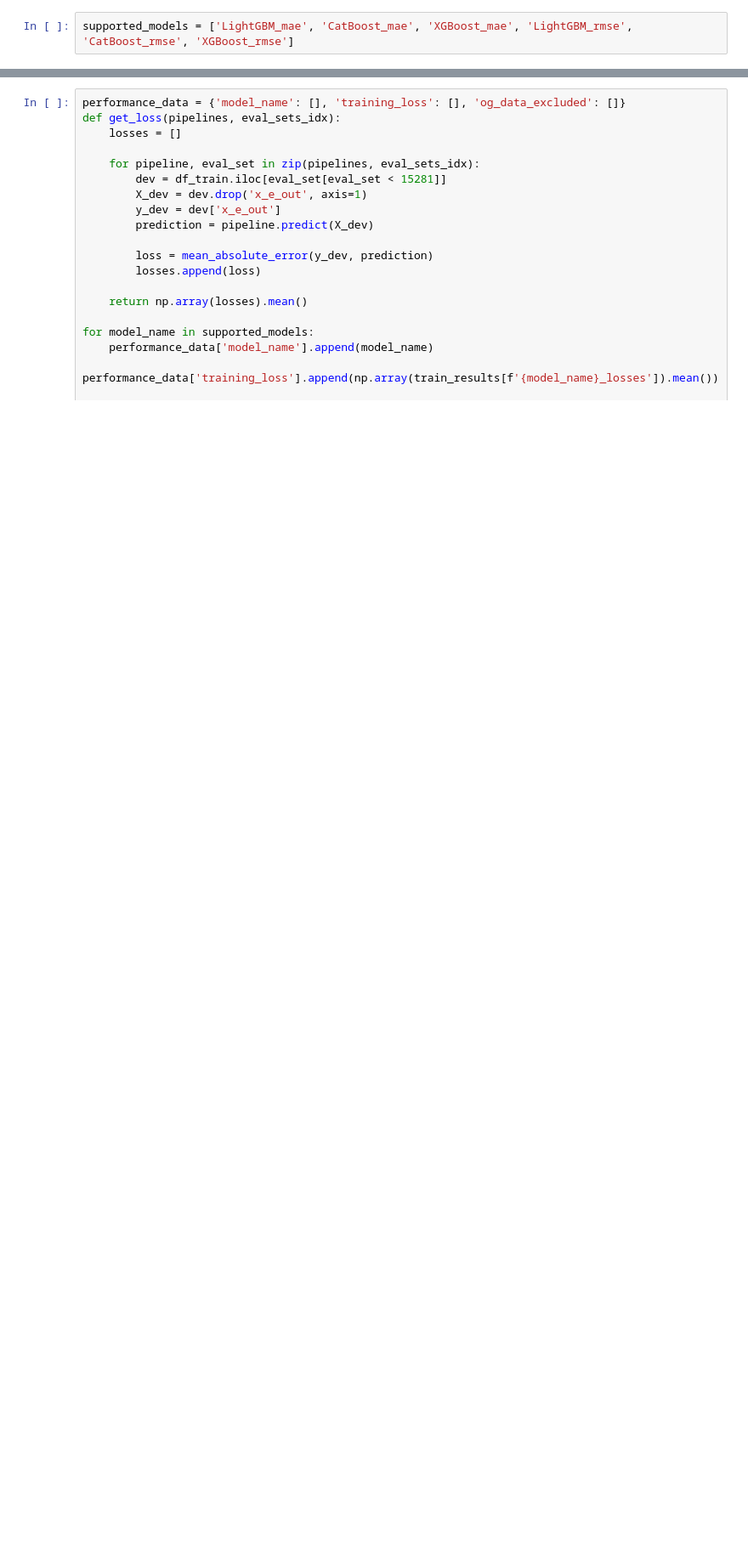
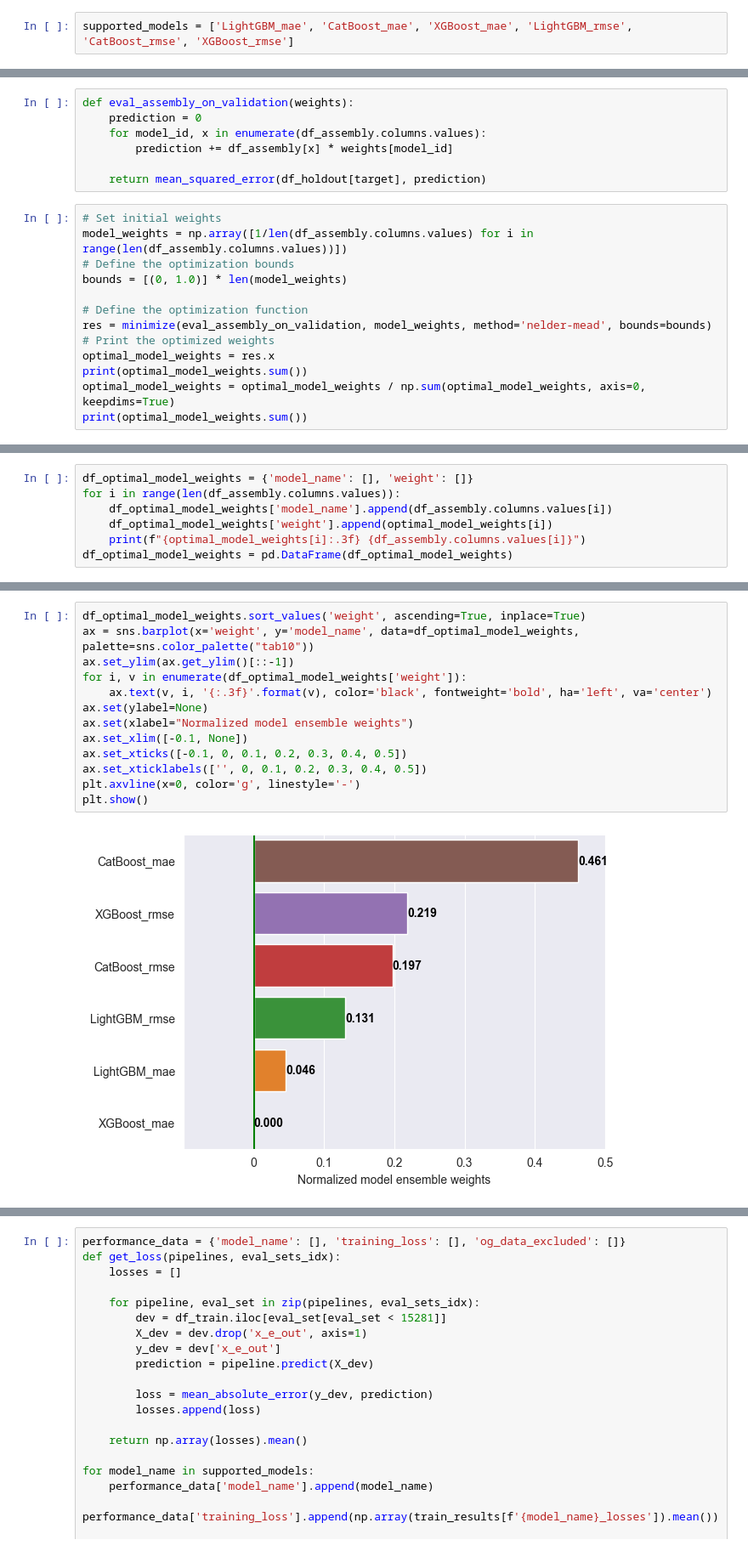
Before and after one commit to mnokno/FeatureImputationHeatFluxDataset, a Jupyter notebook: FeatureImputationHeatFluxDataset/src/FeatureImputationHeatFluxDataset.ipynb, the cells around one changed output, grey strips where cells are left out. Shown at 85% size. Saved outputs shown, nothing was run; the diff lists cells and outputs as text; blank space fills up the shorter version.

Commit message:
Created weighted assembly

```diff
--- a/FeatureImputationHeatFluxDataset/src/FeatureImputationHeatFluxDataset.ipynb
+++ b/FeatureImputationHeatFluxDataset/src/FeatureImputationHeatFluxDataset.ipynb
@@ -937,0 +937,20 @@ Mean loss: 0.08764651181135821
+# %%
+def eval_assembly_on_validation(weights):
+    prediction = 0
+    for model_id, x in enumerate(df_assembly.columns.values):
+        prediction += df_assembly[x] * weights[model_id]
+
+    return mean_squared_error(df_holdout[target], prediction)
+# %%
+# Set initial weights
+model_weights = np.array([1/len(df_assembly.columns.values) for i in range(len(df_assembly.columns.values))])
+# Define the optimization bounds
+bounds = [(0, 1.0)] * len(model_weights)
+
+# Define the optimization function
+res = minimize(eval_assembly_on_validation, model_weights, method='nelder-mead', bounds=bounds)
+# Print the optimized weights
+optimal_model_weights = res.x
+print(optimal_model_weights.sum())
+optimal_model_weights = optimal_model_weights / np.sum(optimal_model_weights, axis=0, keepdims=True)
+print(optimal_model_weights.sum())
@@ -937,0 +960,7 @@ Mean loss: 0.08764651181135821
+# %%
+df_optimal_model_weights = {'model_name': [], 'weight': []}
+for i in range(len(df_assembly.columns.values)):
+    df_optimal_model_weights['model_name'].append(df_assembly.columns.values[i])
+    df_optimal_model_weights['weight'].append(optimal_model_weights[i])
+    print(f"{optimal_model_weights[i]:.3f} {df_assembly.columns.values[i]}")
+df_optimal_model_weights = pd.DataFrame(df_optimal_model_weights)
@@ -937,0 +974,15 @@ Mean loss: 0.08764651181135821
+# %%
+df_optimal_model_weights.sort_values('weight', ascending=True, inplace=True)
+ax = sns.barplot(x='weight', y='model_name', data=df_optimal_model_weights, palette=sns.color_palette("tab10"))
+ax.set_ylim(ax.get_ylim()[::-1])
+for i, v in enumerate(df_optimal_model_weights['weight']):
+    ax.text(v, i, '{:.3f}'.format(v), color='black', fontweight='bold', ha='left', va='center')
+ax.set(ylabel=None)
+ax.set(xlabel="Normalized model ensemble weights")
+ax.set_xlim([-0.1, None])
+ax.set_xticks([-0.1, 0, 0.1, 0.2, 0.3, 0.4, 0.5])
+ax.set_xticklabels(['', 0, 0.1, 0.2, 0.3, 0.4, 0.5])
+plt.axvline(x=0, color='g', linestyle='-')
+plt.show()
+# %% [output]
+[figure, added]
```
Also changed, not shown: parts of 19 cells of this notebook.
